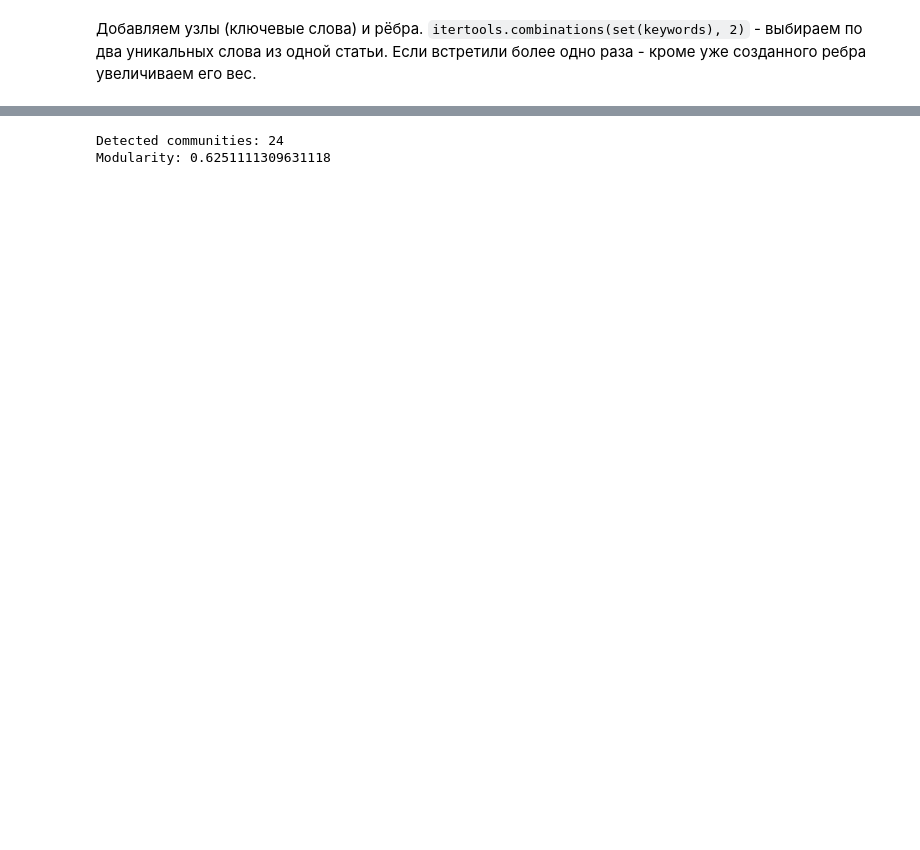
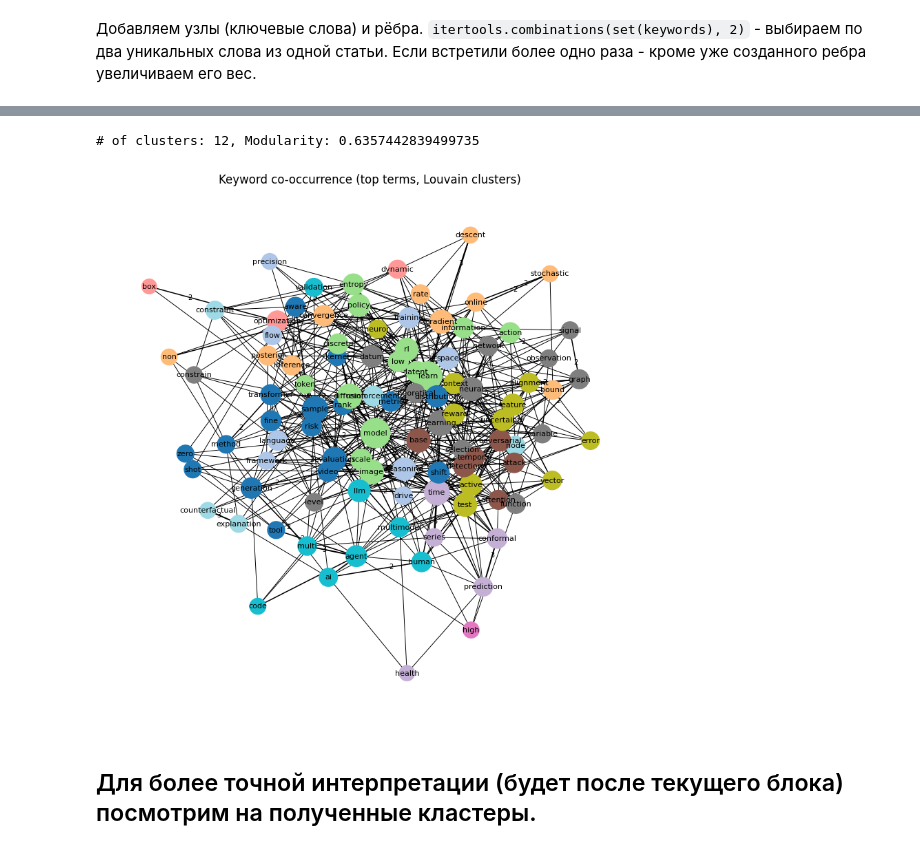
Before and after one commit to OlesiaITMO/DataAnalysisITMO, a Jupyter notebook: Graph.ipynb, the cells around one changed output, grey strips where cells are left out. Saved outputs shown, nothing was run; the diff lists cells and outputs as text; code cells hidden in the pictures; blank space fills up the shorter version.

```diff
--- a/Graph.ipynb
+++ b/Graph.ipynb
@@ -221,19 +233,52 @@ Keyword graph: nodes= 1258 edges= 7076
-# %%
-parts = community.louvain_communities(G_kw, weight='weight', resolution=1)
-# parts — список множеств
-print('Detected communities:', len(parts))
-
-
-mod = community.modularity(G_kw, parts, weight='weight')
-print('Modularity:', mod)
-
-
-# Сопоставим каждому узлу label сообщества
-node_community = {}
-for i, com in enumerate(parts):
-    for node in com:
-        node_community[node] = i
-        nx.set_node_attributes(G_kw, node_community, 'community')
-# %% [output]
-Detected communities: 24
-Modularity: 0.6251111309631118
+# %%
+communities = nx.community.louvain_communities(G_kw, resolution=0.9)
+mod = nx.community.modularity(G_kw, communities)
+print(f"# of clusters: {len(communities)}, Modularity: {mod}")
+
+node_community = {}
+for i, com in enumerate(communities):
+    for node in com:
+        node_community[node] = i
+# %% [output]
+# of clusters: 12, Modularity: 0.6357442839499735
+# %%
+TOP_N = 100
+most_common_nodes = [t for t, _ in term_counts.most_common(TOP_N)]
+subG = G_kw.subgraph(most_common_nodes).copy()
+
+plt.figure(figsize=(10,10))
+pos = nx.spring_layout(subG, seed=42)
+
+node_color = [node_community.get(n, 0) for n in subG.nodes()]
+node_size = [200 + 20*subG.degree(n) for n in subG.nodes()]
+
+nx.draw_networkx_nodes(subG, pos, node_size=node_size, cmap=plt.cm.tab20, node_color=node_color)
+nx.draw_networkx_labels(subG, pos, font_size=8)
+
+# Рёбра по весу
+edges = subG.edges(data=True)
+weights = [d['weight'] for (_,_,d) in edges]
+
+edge_labels = {
+    (u, v): d['weight']
+    for u, v, d in subG.edges(data=True)
+    if d['weight'] > 1
+}
+
+nx.draw_networkx_edge_labels(
+    subG,
+    pos,
+    edge_labels=edge_labels,
+    font_size=7,
+    label_pos=0.7,
+    rotate=False
+)
+
+nx.draw_networkx_edges(subG, pos, width=[max(0.2, math.log(w+1)) for w in weights])
+plt.title('Keyword co-occurrence (top terms, Louvain clusters)')
+plt.axis('off')
+plt.show()
+# %% [output]
+[figure, added]
+# %% [markdown]
+## Для более точной интерпретации (будет после текущего блока) посмотрим на полученные кластеры.
```
Also changed, not shown: parts of 28 cells of this notebook, 2 other files.
